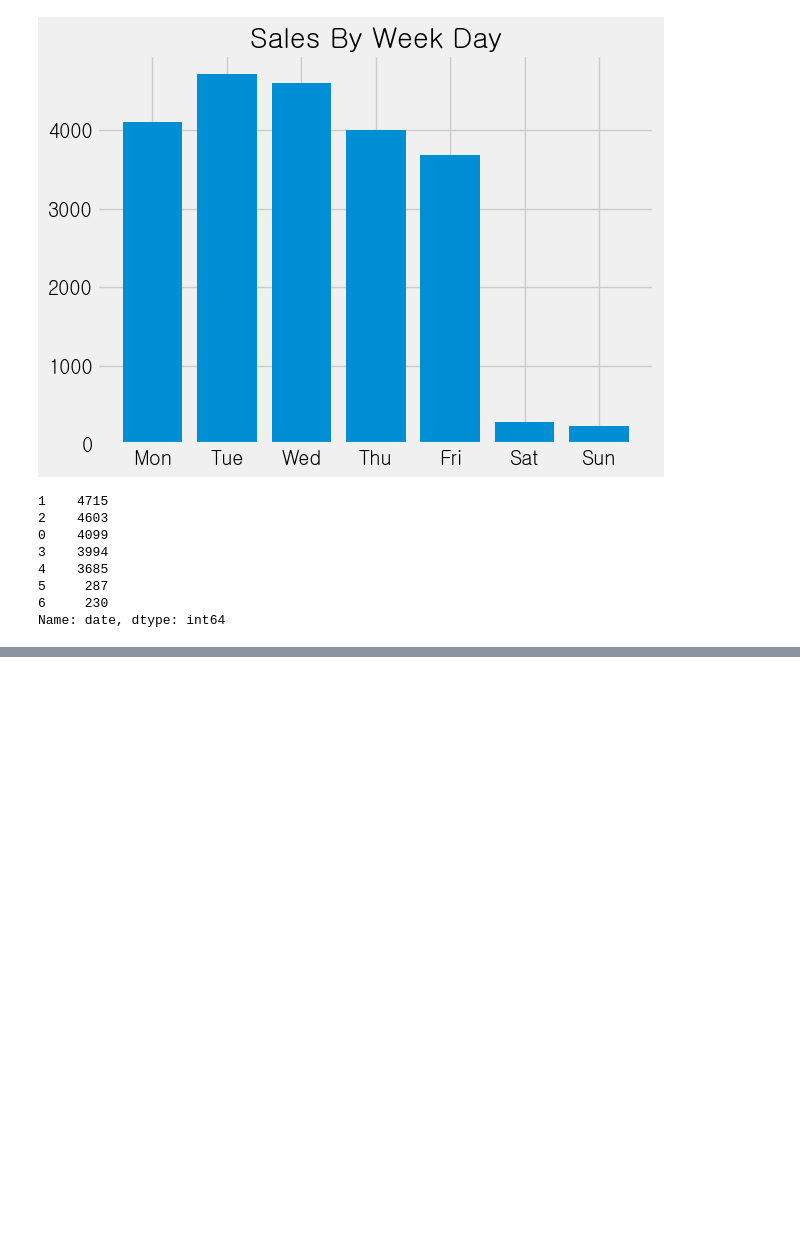
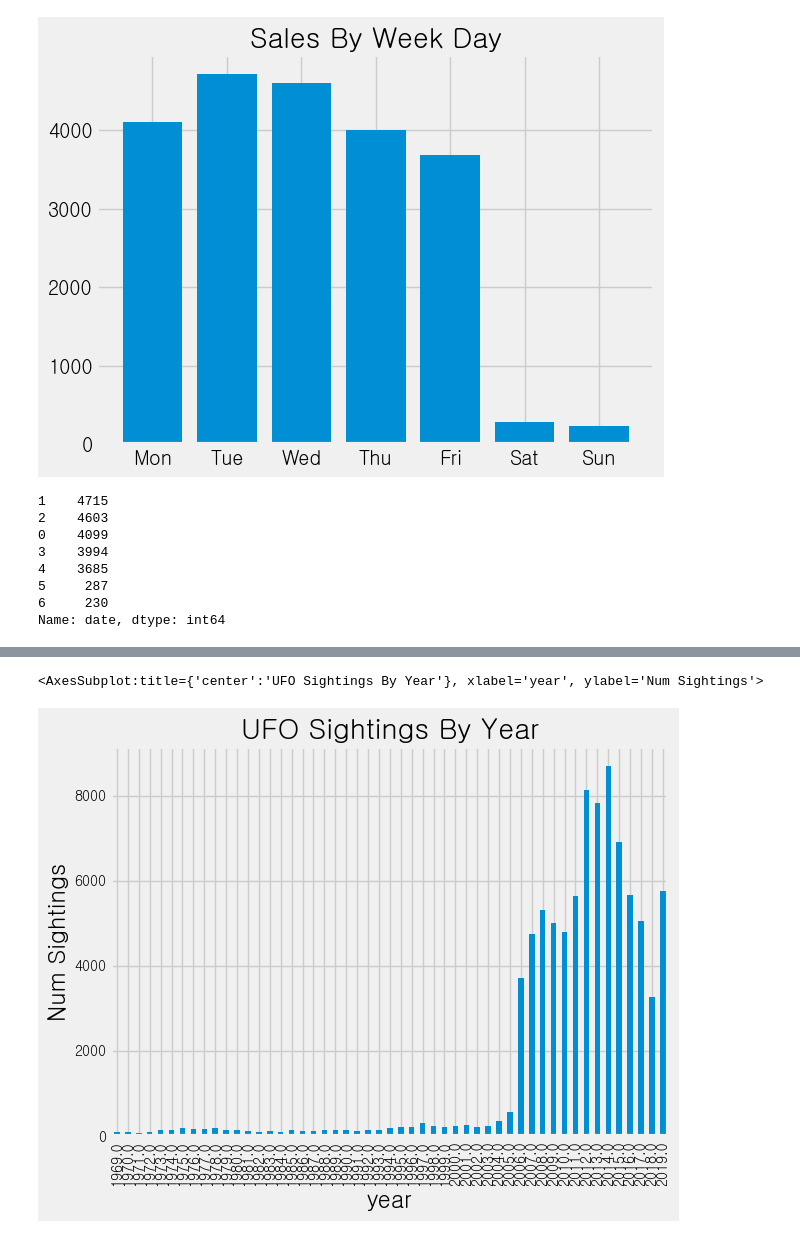
Before and after one commit to minseok06/python, a Jupyter notebook: 12강.ipynb, the cells around one changed output, grey strips where cells are left out. Drawn from its saved outputs; the diff is of its cells as text; code cells hidden in the pictures; blank space fills up the shorter version.

```diff
--- a/12강.ipynb
+++ b/12강.ipynb
@@ -223,0 +257,11 @@ pd.read_csv("data/nuforc_reports.csv").head()
+# %%
+sightings = ufos.year.value_counts().sort_index()
+sightings.plot(
+    kind="bar",
+    title="UFO Sightings By Year",
+    xlabel="year",
+    ylabel="Num Sightings",
+    fontsize="10")
+# %% [output]
+<AxesSubplot:title={'center':'UFO Sightings By Year'}, xlabel='year', ylabel='Num Sightings'>
+[figure, added]
```
Also changed, not shown: parts of 24 cells of this notebook.
